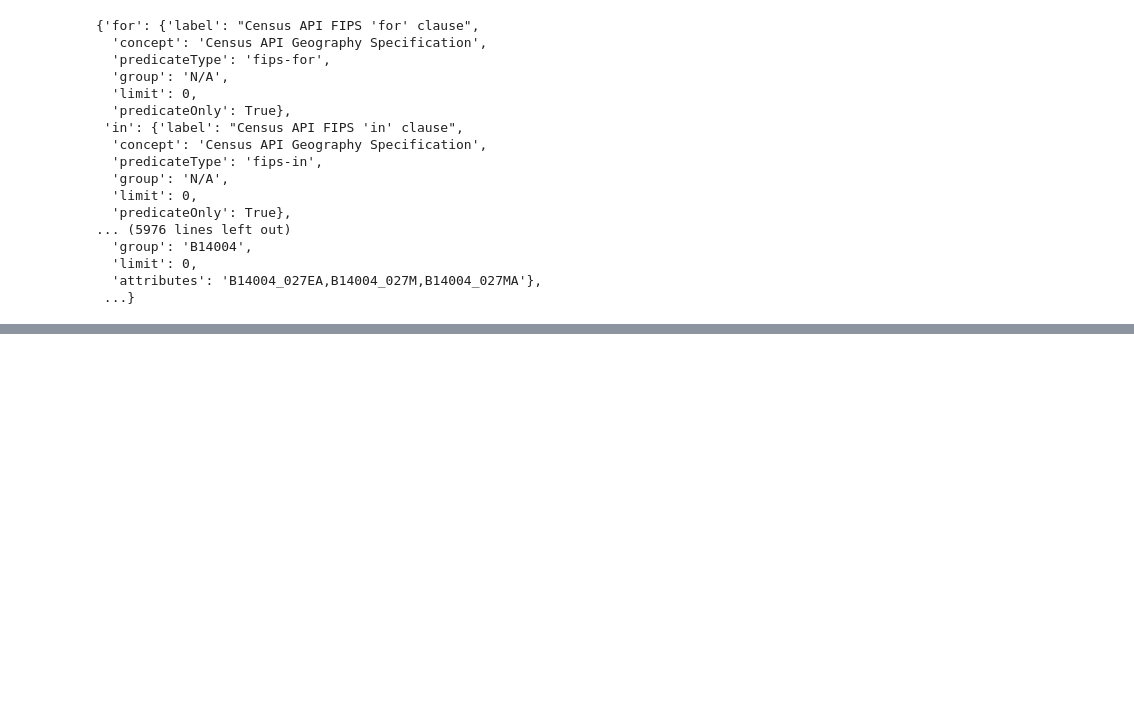
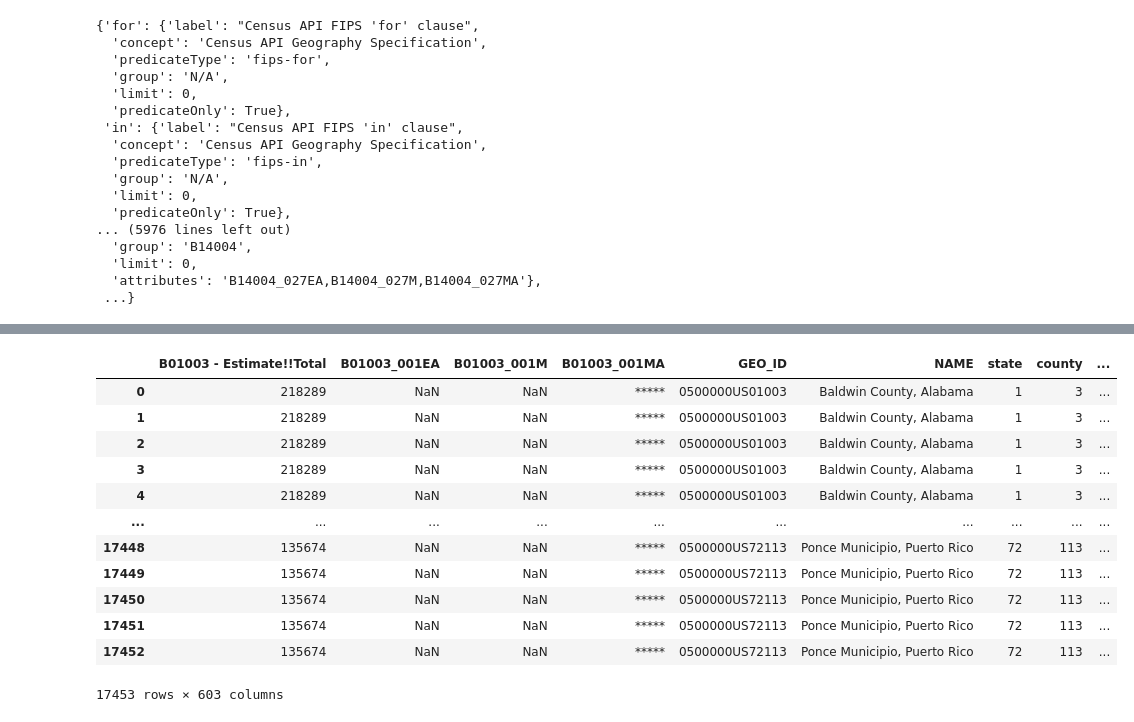
Before and after one commit to Ben-Vogt/IS-477-Course-Project, a Jupyter notebook: exploration.ipynb, the cells around one changed output, grey strips where cells are left out. Cells and saved outputs as stored; diff of their text form; code cells hidden in the pictures; blank space fills up the shorter version.

```diff
--- a/exploration.ipynb
+++ b/exploration.ipynb
@@ -578,3 +578,15 @@ for variable_code, variable_info in variables_metadata.items():
         relevant_variables[variable_code] = variable_info
 # %%
 len(relevant_variables)
+# %%
+year = 2020
+
+acs_path = f"data/cleaned_data/{year}/cleaned_acs_data_{year}.csv"
+aqs_path = f"data/cleaned_data/{year}/cleaned_aqs_data_{year}.csv"
+
+if not os.path.exists(acs_path):
+    raise FileNotFoundError(f"ACS data file not found: {acs_path}")
+if not os.path.exists(aqs_path):
+    raise FileNotFoundError(f"AQS data file not found: {aqs_path}")
+
+acs_data = pd.read_csv(acs_path)
@@ -580,0 +603,2 @@ len(relevant_variables)
+# %%
+aqs_data = pd.read_csv(aqs_path)
@@ -580,0 +623,28 @@ len(relevant_variables)
+# %%
+# Extract month from date_local and create month column
+aqs_data['month'] = pd.to_datetime(aqs_data['date_local']).dt.month
+
+# Calculate statistics grouped by state, county, parameter, and month
+aqs_stats2 = aqs_data.groupby(['state_code', 'county_code', 'parameter_code', 'month'])['sample_measurement'].agg(
+    mean='mean',
+    median='median',
+    std='std'
+).reset_index()
+
+integrated_data2 = pd.merge(acs_data, aqs_stats2, left_on=["state", "county"], right_on=["state_code", "county_code"], how='inner')
+# %%
+integrated_data2
+# %% [output]
+|  | B01003 - Estimate!!Total | B01003_001EA | B01003_001M | B01003_001MA | GEO_ID | NAME | state | county | ... |
+| 0 | 218289 | NaN | NaN | ***** | 0500000US01003 | Baldwin County, Alabama | 1 | 3 | ... |
+| 1 | 218289 | NaN | NaN | ***** | 0500000US01003 | Baldwin County, Alabama | 1 | 3 | ... |
+| 2 | 218289 | NaN | NaN | ***** | 0500000US01003 | Baldwin County, Alabama | 1 | 3 | ... |
+| 3 | 218289 | NaN | NaN | ***** | 0500000US01003 | Baldwin County, Alabama | 1 | 3 | ... |
+| 4 | 218289 | NaN | NaN | ***** | 0500000US01003 | Baldwin County, Alabama | 1 | 3 | ... |
+| ... | ... | ... | ... | ... | ... | ... | ... | ... | ... |
+| 17448 | 135674 | NaN | NaN | ***** | 0500000US72113 | Ponce Municipio, Puerto Rico | 72 | 113 | ... |
+| 17449 | 135674 | NaN | NaN | ***** | 0500000US72113 | Ponce Municipio, Puerto Rico | 72 | 113 | ... |
+| 17450 | 135674 | NaN | NaN | ***** | 0500000US72113 | Ponce Municipio, Puerto Rico | 72 | 113 | ... |
+| 17451 | 135674 | NaN | NaN | ***** | 0500000US72113 | Ponce Municipio, Puerto Rico | 72 | 113 | ... |
+| 17452 | 135674 | NaN | NaN | ***** | 0500000US72113 | Ponce Municipio, Puerto Rico | 72 | 113 | ... |
+17453 rows × 603 columns
```
Also changed, not shown: parts of 6 cells of this notebook, 36 other files.
